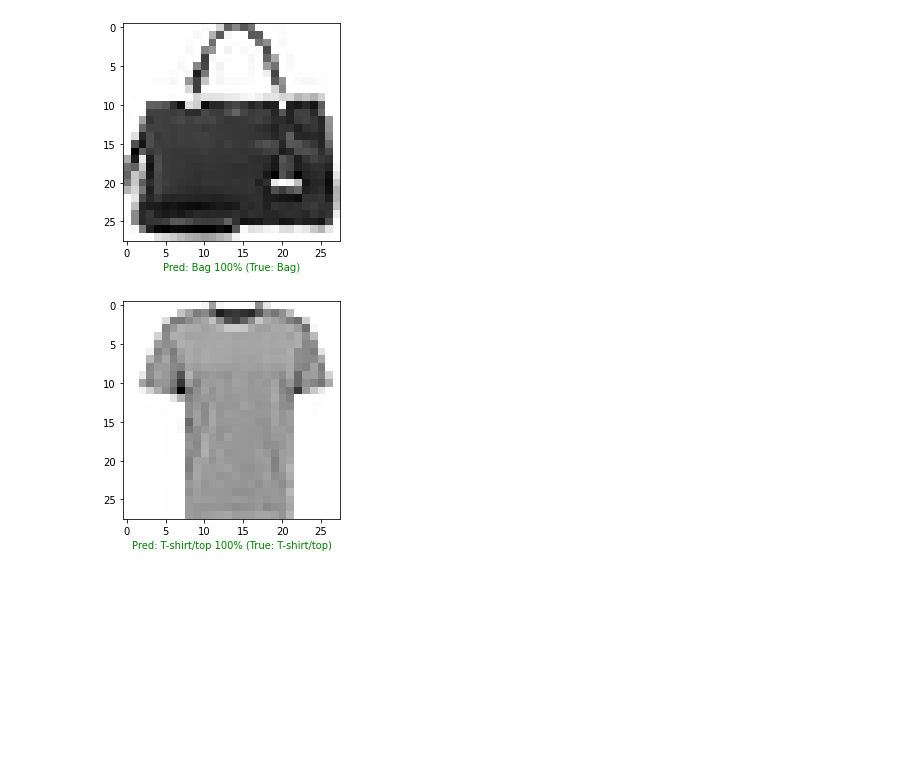
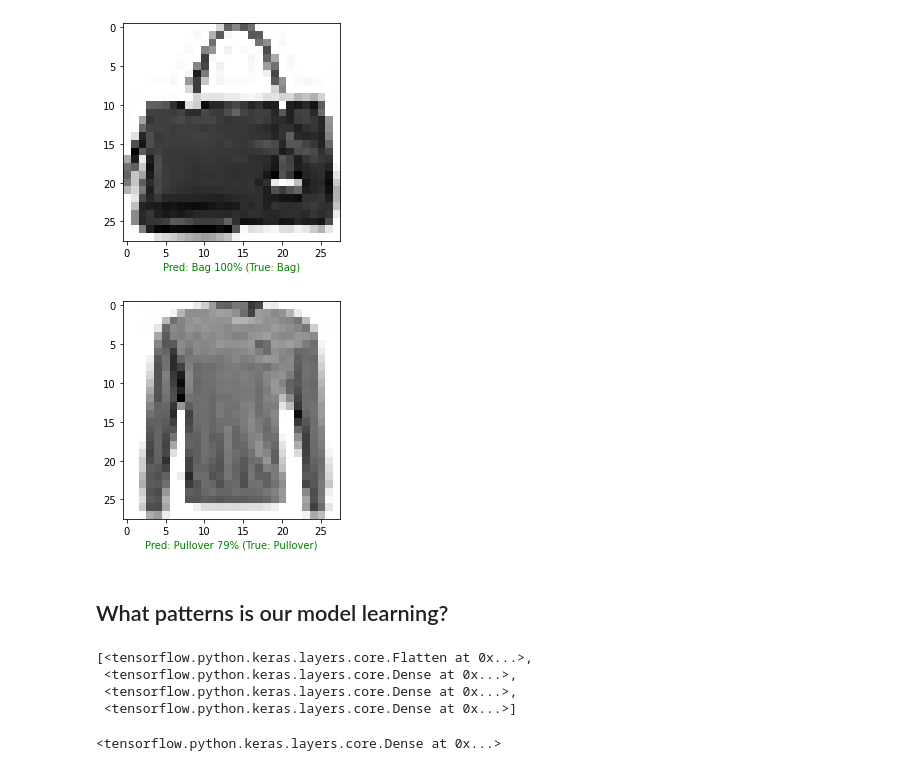
Before and after one commit to amul-dhungel/Tensorflow_ChickenSoup, a Jupyter notebook: Neural_Network_of_Multi_label_classification_with_Tensorflow.ipynb, the cells around one changed output. Drawn from its saved outputs; the diff is of its cells as text; code cells hidden in the pictures; blank space fills up the shorter version.

```diff
--- a/Neural_Network_of_Multi_label_classification_with_Tensorflow.ipynb
+++ b/Neural_Network_of_Multi_label_classification_with_Tensorflow.ipynb
@@ -554,8 +554,23 @@ plot_random_image(model = model_4,
 # %%
 # Check out a random image as well as its prediction
 plot_random_image(model = model_4,
-                  images=test_data,
-                  true_labels=test_labels,
+                  images=test_data_norm,
+                  true_labels=test_labels, # always make the predicitons on same type of data your model was trained on
                   classes=class_name)
 # %% [output]
-[figure, old version]
+[figure, new version]
+# %% [markdown]
+## What patterns is our model learning?
+# %%
+# Find the layers of our most recent model
+model_4.layers
+# %% [output]
+[<tensorflow.python.keras.layers.core.Flatten at 0x...>,
+ <tensorflow.python.keras.layers.core.Dense at 0x...>,
+ <tensorflow.python.keras.layers.core.Dense at 0x...>,
+ <tensorflow.python.keras.layers.core.Dense at 0x...>]
+# %%
+# Extract a particular layer
+model_4.layers[1]
+# %% [output]
+<tensorflow.python.keras.layers.core.Dense at 0x...>
```
Also changed, not shown: parts of 1 cell of this notebook.
